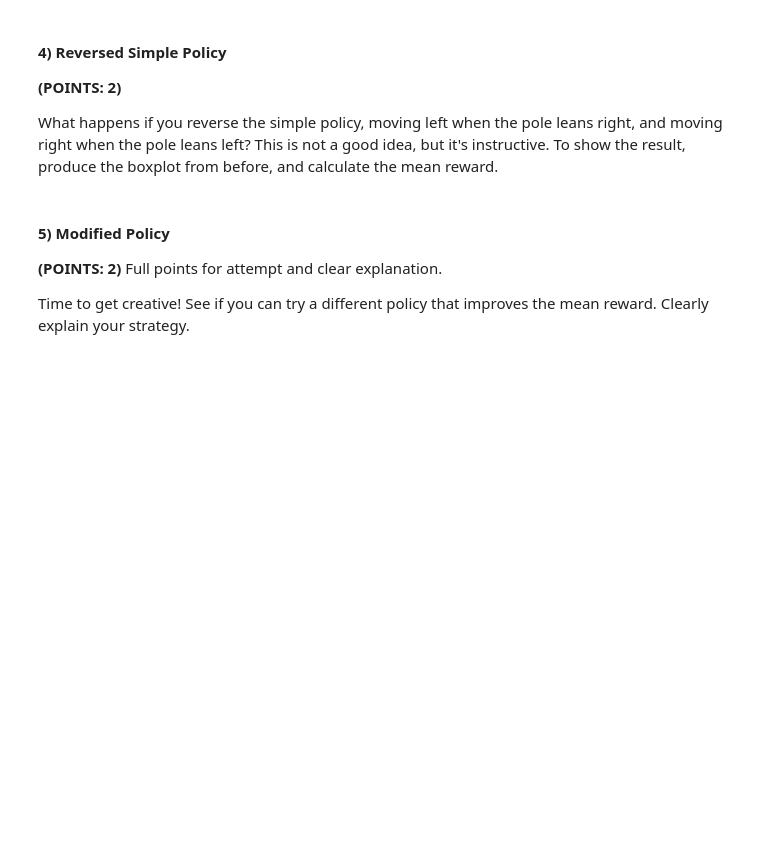
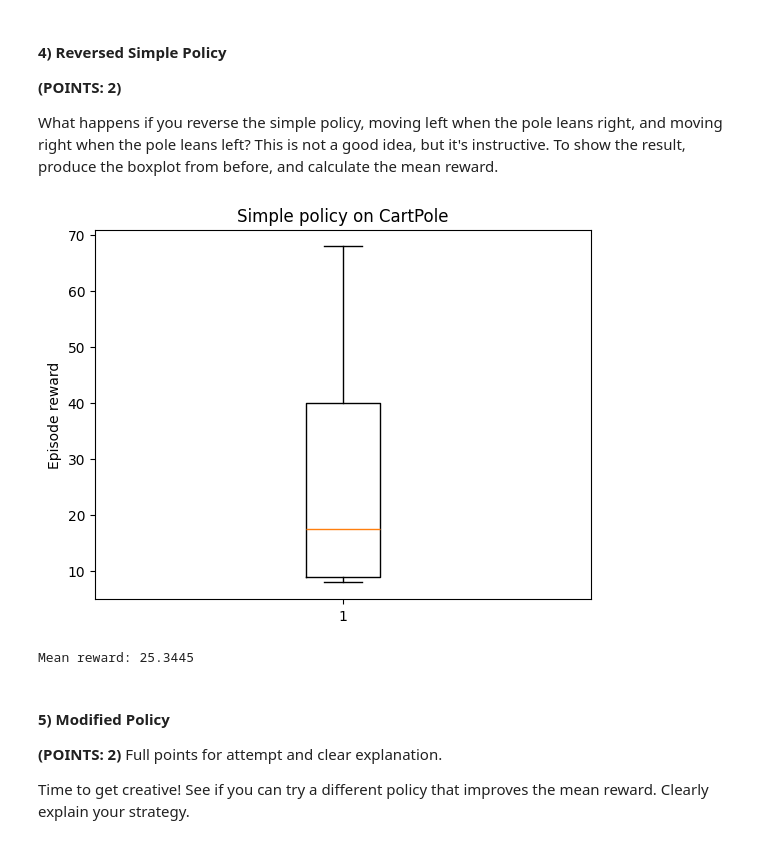
Before and after one commit to bmcgregor22/reinforcement_learning_online_msds, a Jupyter notebook: 01_rl_fundamentals/lab_cart_pole1_basics_and_simple_policy.ipynb, the cells around one changed output. Drawn from its saved outputs; the diff is of its cells as text; code cells hidden in the pictures; blank space fills up the shorter version.

```diff
--- a/01_rl_fundamentals/lab_cart_pole1_basics_and_simple_policy.ipynb
+++ b/01_rl_fundamentals/lab_cart_pole1_basics_and_simple_policy.ipynb
@@ -270,6 +270,38 @@ Max reward: 68.0
 **(POINTS: 2)**
 
 What happens if you reverse the simple policy, moving left when the pole leans right, and moving right when the pole leans left? This is not a good idea, but it's instructive. To show the result, produce the boxplot from before, and calculate the mean reward.
+# %%
+# reverse_policy: move left if pole leans right, move right if pole leans left
+def reverse_policy(state):
+    if state[2] < 0:   # theta is negative (leans left)
+        return 1       # move right
+    else:              # theta is positive (leans right)
+        return 0       # move left
+# %%
+# Run 1000 episodes, each with up to 100 steps
+for episode in range(1000):
+    obs, info = env.reset()
+    total_reward = 0
+    for t in range(100):
+        action = reverse_policy(obs)
+        obs, reward, terminated, truncated, info = env.step(action)
+        total_reward += reward
+        if terminated or truncated:   # stop early if episode ends
+            break
+    episode_rewards.append(total_reward)
+
+env.close()
+# %%
+# make a boxplot of rewards
+plt.boxplot(episode_rewards)
+plt.ylabel("Episode reward")
+plt.title("Simple policy on CartPole")
+plt.show()
+
+print("Mean reward:", np.mean(episode_rewards))
+# %% [output]
+[figure, added]
+Mean reward: 25.3445
 # %% [markdown]
 #### 5) Modified Policy
 **(POINTS: 2)** Full points for attempt and clear explanation.
```
Also changed, not shown: parts of 2 cells of this notebook.
